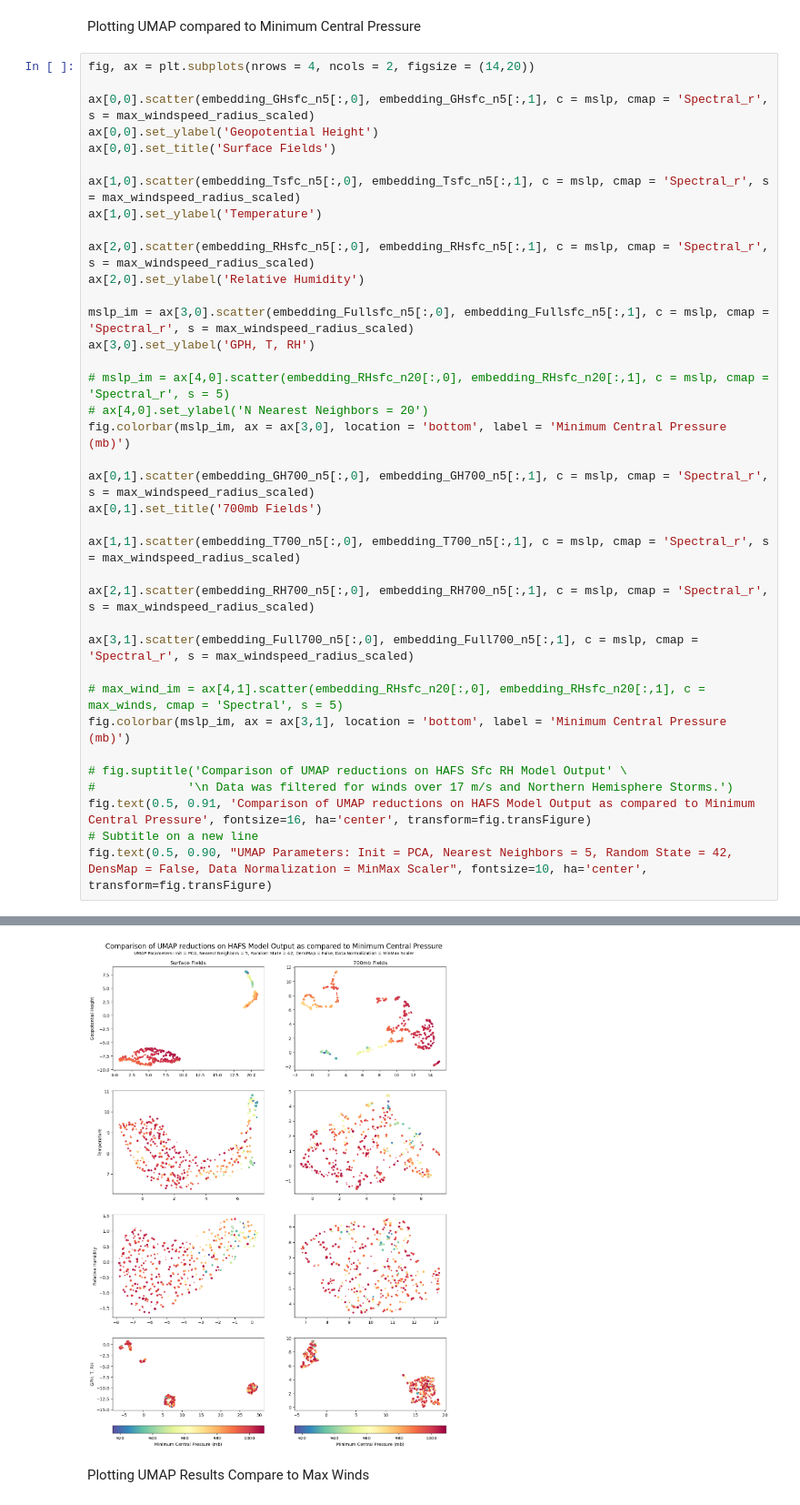
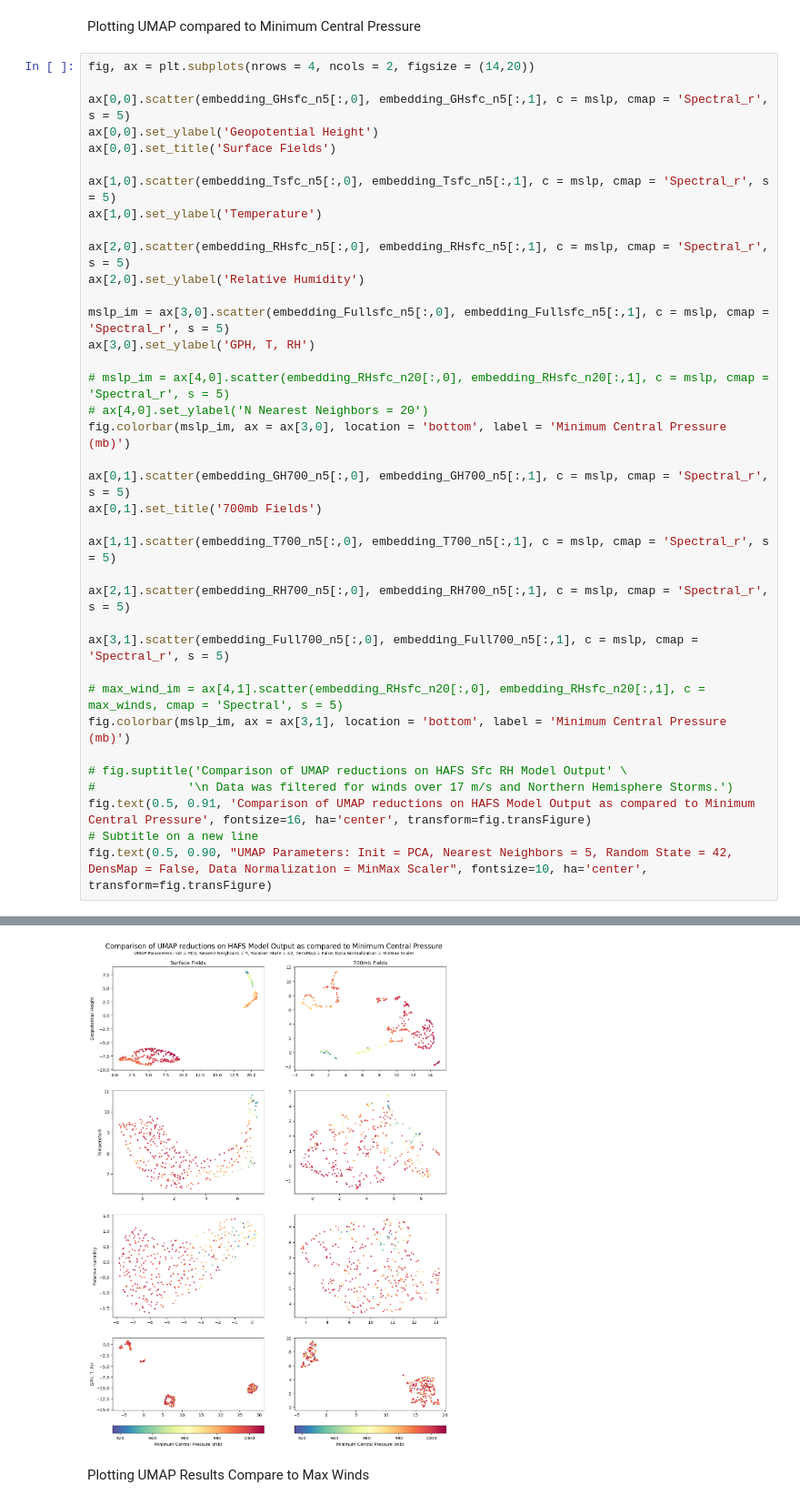
Before and after one commit to ArcticOctopi/Dimensional-Reduction-in-Tropical-Cyclones, a Jupyter notebook: UMAP_processing_workflow.ipynb, the cells around one changed output, grey strips where cells are left out. Shown at 91% size. Drawn from its saved outputs; the diff is of its cells as text.

```diff
--- a/UMAP_processing_workflow.ipynb
+++ b/UMAP_processing_workflow.ipynb
@@ -257,43 +258,43 @@ Plotting UMAP compared to Minimum Central Pressure
 # %%
 fig, ax = plt.subplots(nrows = 4, ncols = 2, figsize = (14,20))
 
-ax[0,0].scatter(embedding_GHsfc_n5[:,0], embedding_GHsfc_n5[:,1], c = mslp, cmap = 'Spectral_r', s = max_windspeed_radius_scaled)
+ax[0,0].scatter(embedding_GHsfc_n5[:,0], embedding_GHsfc_n5[:,1], c = mslp, cmap = 'Spectral_r', s = 5)
 ax[0,0].set_ylabel('Geopotential Height')
 ax[0,0].set_title('Surface Fields')
 
-ax[1,0].scatter(embedding_Tsfc_n5[:,0], embedding_Tsfc_n5[:,1], c = mslp, cmap = 'Spectral_r', s = max_windspeed_radius_scaled)
+ax[1,0].scatter(embedding_Tsfc_n5[:,0], embedding_Tsfc_n5[:,1], c = mslp, cmap = 'Spectral_r', s = 5)
 ax[1,0].set_ylabel('Temperature')
 
-ax[2,0].scatter(embedding_RHsfc_n5[:,0], embedding_RHsfc_n5[:,1], c = mslp, cmap = 'Spectral_r', s = max_windspeed_radius_scaled)
+ax[2,0].scatter(embedding_RHsfc_n5[:,0], embedding_RHsfc_n5[:,1], c = mslp, cmap = 'Spectral_r', s = 5)
 ax[2,0].set_ylabel('Relative Humidity')
 
-mslp_im = ax[3,0].scatter(embedding_Fullsfc_n5[:,0], embedding_Fullsfc_n5[:,1], c = mslp, cmap = 'Spectral_r', s = max_windspeed_radius_scaled)
+mslp_im = ax[3,0].scatter(embedding_Fullsfc_n5[:,0], embedding_Fullsfc_n5[:,1], c = mslp, cmap = 'Spectral_r', s = 5)
 ax[3,0].set_ylabel('GPH, T, RH')
 
 # mslp_im = ax[4,0].scatter(embedding_RHsfc_n20[:,0], embedding_RHsfc_n20[:,1], c = mslp, cmap = 'Spectral_r', s = 5)
 # ax[4,0].set_ylabel('N Nearest Neighbors = 20')
 fig.colorbar(mslp_im, ax = ax[3,0], location = 'bottom', label = 'Minimum Central Pressure (mb)')
 
-ax[0,1].scatter(embedding_GH700_n5[:,0], embedding_GH700_n5[:,1], c = mslp, cmap = 'Spectral_r', s = max_windspeed_radius_scaled)
+ax[0,1].scatter(embedding_GH700_n5[:,0], embedding_GH700_n5[:,1], c = mslp, cmap = 'Spectral_r', s = 5)
 ax[0,1].set_title('700mb Fields')
 
-ax[1,1].scatter(embedding_T700_n5[:,0], embedding_T700_n5[:,1], c = mslp, cmap = 'Spectral_r', s = max_windspeed_radius_scaled)
+ax[1,1].scatter(embedding_T700_n5[:,0], embedding_T700_n5[:,1], c = mslp, cmap = 'Spectral_r', s = 5)
 
-ax[2,1].scatter(embedding_RH700_n5[:,0], embedding_RH700_n5[:,1], c = mslp, cmap = 'Spectral_r', s = max_windspeed_radius_scaled)
+ax[2,1].scatter(embedding_RH700_n5[:,0], embedding_RH700_n5[:,1], c = mslp, cmap = 'Spectral_r', s = 5)
 
-ax[3,1].scatter(embedding_Full700_n5[:,0], embedding_Full700_n5[:,1], c = mslp, cmap = 'Spectral_r', s = max_windspeed_radius_scaled)
+ax[3,1].scatter(embedding_Full700_n5[:,0], embedding_Full700_n5[:,1], c = mslp, cmap = 'Spectral_r', s = 5)
 
 # max_wind_im = ax[4,1].scatter(embedding_RHsfc_n20[:,0], embedding_RHsfc_n20[:,1], c = max_winds, cmap = 'Spectral', s = 5)
 fig.colorbar(mslp_im, ax = ax[3,1], location = 'bottom', label = 'Minimum Central Pressure (mb)')
 
 # fig.suptitle('Comparison of UMAP reductions on HAFS Sfc RH Model Output' \
 #             '\n Data was filtered for winds over 17 m/s and Northern Hemisphere Storms.')
 fig.text(0.5, 0.91, 'Comparison of UMAP reductions on HAFS Model Output as compared to Minimum Central Pressure', fontsize=16, ha='center', transform=fig.transFigure)
 # Subtitle on a new line
 fig.text(0.5, 0.90, "UMAP Parameters: Init = PCA, Nearest Neighbors = 5, Random State = 42, DensMap = False, Data Normalization = MinMax Scaler", fontsize=10, ha='center', transform=fig.transFigure)
 # %% [output]
 Text(0.5, 0.9, 'UMAP Parameters: Init = PCA, Nearest Neighbors = 5, Random State = 42, DensMap = False, Data Normalization = MinMax Scaler')
-[figure, old version]
+[figure, new version]
 # %% [markdown]
 Plotting UMAP Results Compare to Max Winds
 # %%
```
Also changed, not shown: parts of 10 cells of this notebook.
